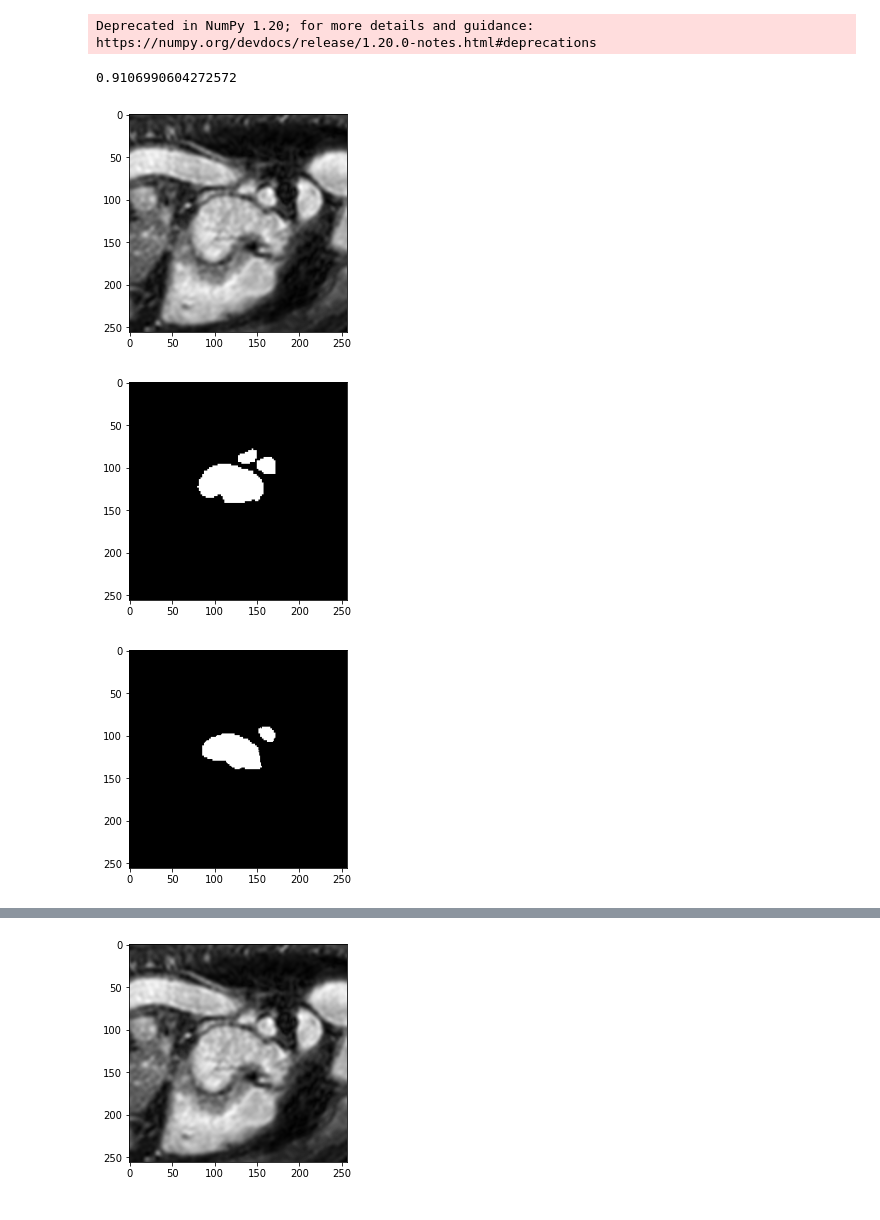
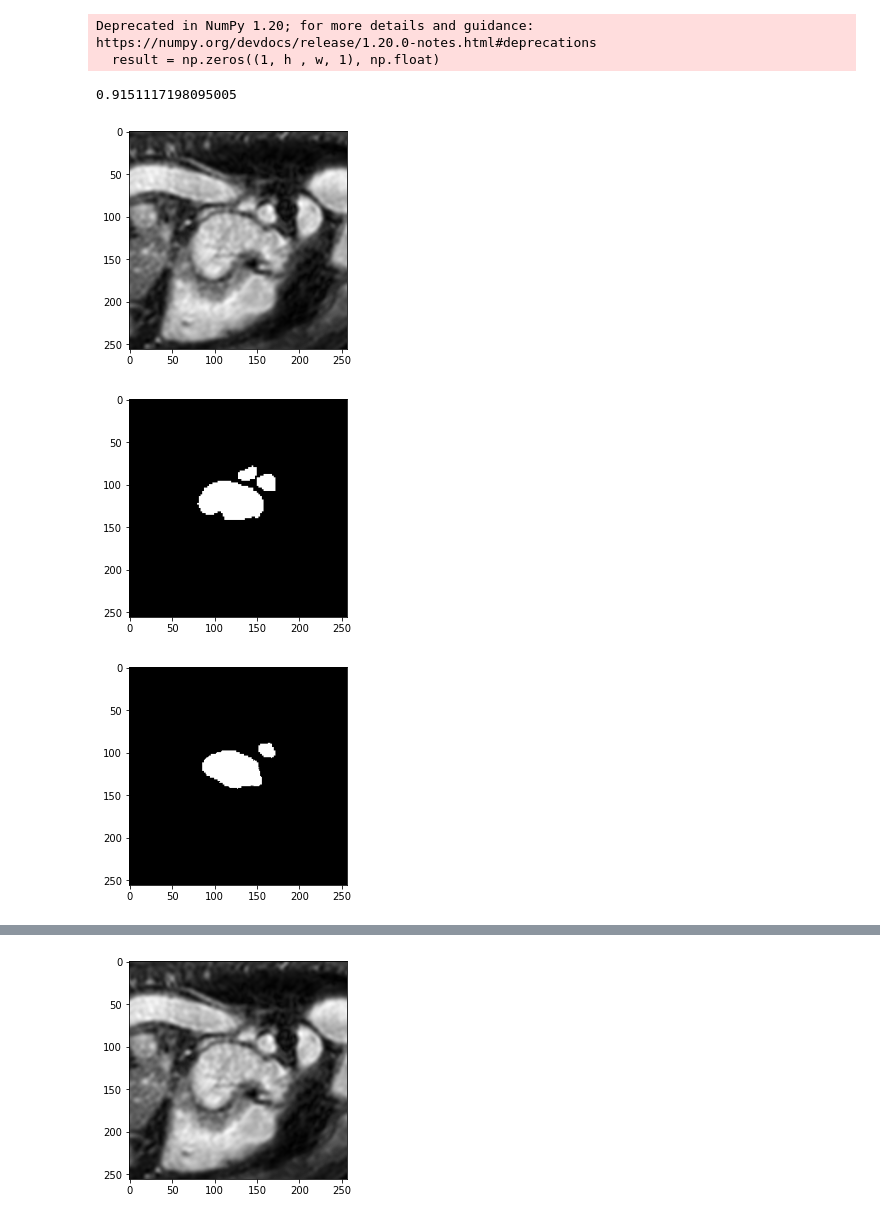
Before and after one commit to mauro-moura/GB500, a Jupyter notebook: DivergentNets.ipynb, the cells around one changed output, grey strips where cells are left out. Cells and saved outputs as stored; diff of their text form; code cells hidden in the pictures.

```diff
--- a/DivergentNets.ipynb
+++ b/DivergentNets.ipynb
@@ -74,8 +79,9 @@ from utils_load import dice_coef, dice_coef_loss, Active_Contour_Loss
 
 selection = 2
 
-base_folder = ['./outputs_unet/', './outputs_unet_Backbones/', './outputs_unet_ACMLoss/']#[selection]
+base_folder = ['./outputs_unet_resnet34/', './outputs_unet_resnet50/', './outputs_unet_resnet101/', './outputs_unet_ACMLoss/']#[selection]
 custom_objects = [
+    {'dice_coef_loss': dice_coef_loss, 'dice_coef' : dice_coef},
     {'dice_coef_loss': dice_coef_loss, 'dice_coef' : dice_coef},
     {'dice_coef_loss': dice_coef_loss, 'dice_coef' : dice_coef},
     {'Active_Contour_Loss': Active_Contour_Loss, 'dice_coef' : dice_coef}
@@ -89,11 +95,14 @@ for i in range(tam_models):
     num = i
     print("Rodando pela %i vez"%(i))
 
-    #predict_1 = load_and_predict(base_folder[0], custom_objects[0], num)
+    predict_1 = load_and_predict(base_folder[0], custom_objects[0], num)
     predict_2 = load_and_predict(base_folder[1], custom_objects[1], num)
     predict_3 = load_and_predict(base_folder[2], custom_objects[2], num)
+    predict_4 = load_and_predict(base_folder[3], custom_objects[3], num)
+    #predict_5 = load_and_predict(base_folder[4], custom_objects[4], num)
 
-    predicao = make_ensemble([predict_2, predict_3], threshold)
+    predictions = [predict_1, predict_2, predict_3, predict_4]
+    predicao = make_ensemble(predictions, threshold)
 
     dice_metric.append(dice_coef(predicao, valid_ground).numpy())
     print(dice_metric[num])
@@ -134,7 +145,8 @@ Rodando pela 0 vez
 Deprecated in NumPy 1.20; for more details and guidance: https://numpy.org/devdocs/release/1.20.0-notes.html#deprecations
+  result = np.zeros((1, h , w, 1), np.float)
-0.9106990604272572
+0.9151117198095005
 [figure]
 [figure]
-[figure, old version]
+[figure, new version]
 Acabou a Leitura
 Rodando pela 1 vez
```
Also changed, not shown: parts of 9 cells of this notebook, 9 other files.
